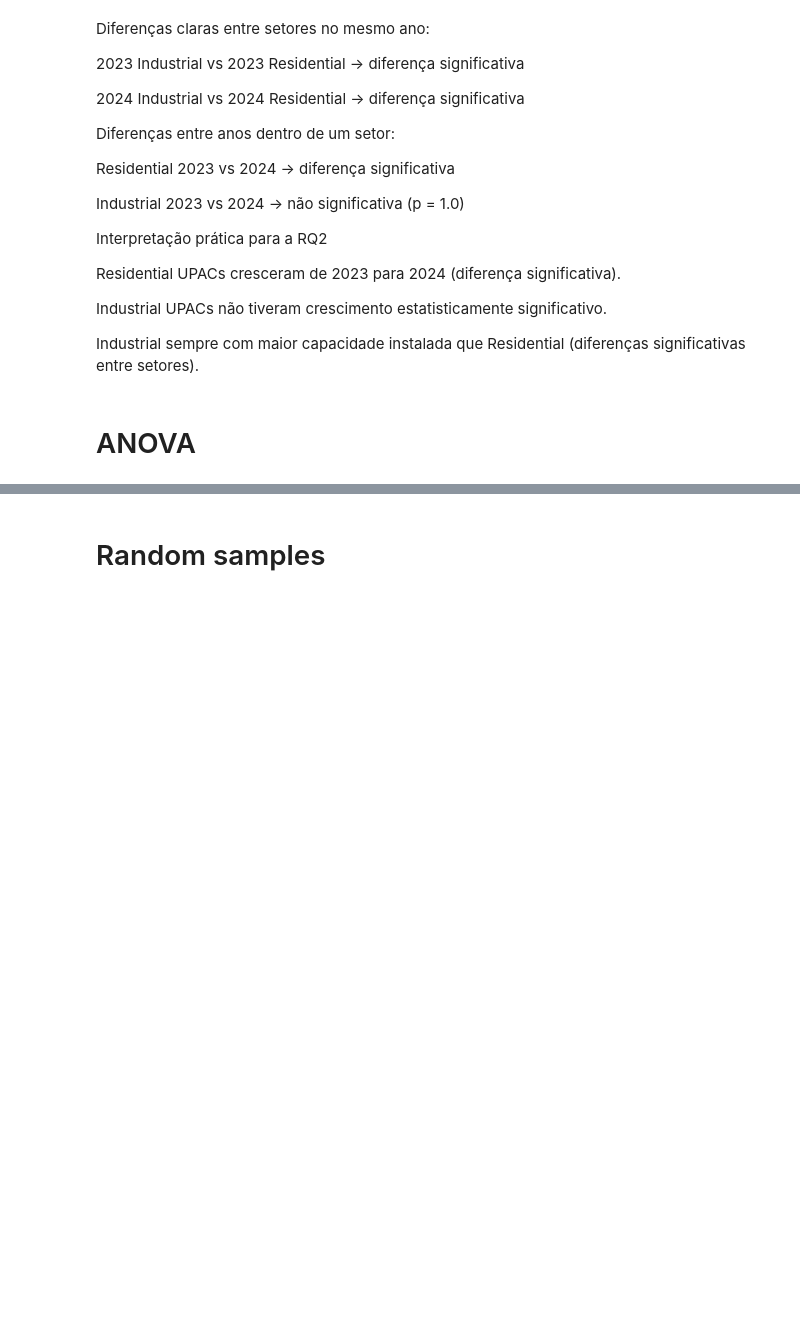
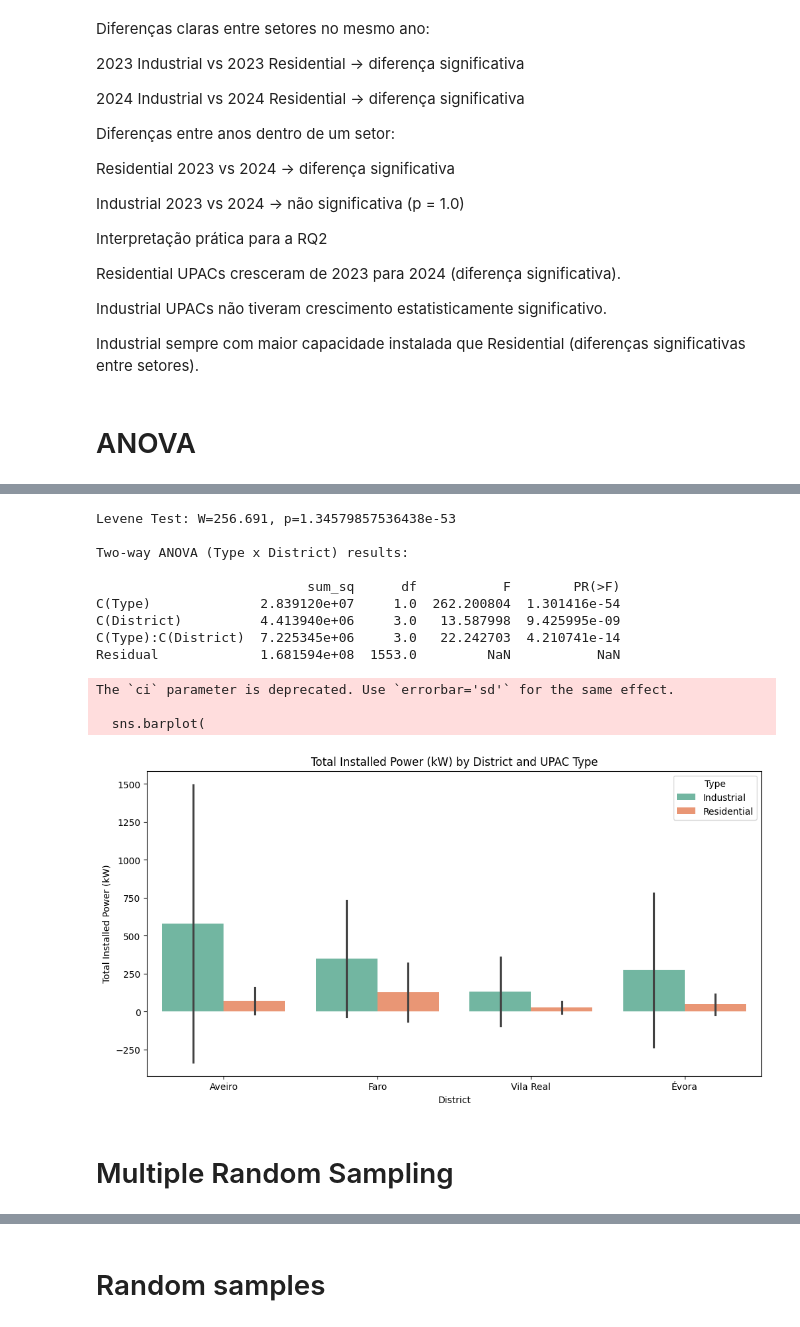
Before and after one commit to Mariana-rc01/WattWise, a Jupyter notebook: Notebooks/ReportRQ2.ipynb, the cells around one changed output, grey strips where cells are left out. Saved outputs shown, nothing was run; the diff lists cells and outputs as text; code cells hidden in the pictures; blank space fills up the shorter version.

Commit message:
RQ2 with ANOVA
Co-authored-by: Iara <beatriziarasilva03@gmail.com>

```diff
--- a/Notebooks/Report2_iara.ipynb
+++ b/Notebooks/ReportRQ2.ipynb
@@ -604,0 +544,79 @@ The `ci` parameter is deprecated. Use `errorbar='sd'` for the same effect.
+# %%
+import pandas as pd
+import numpy as np
+from statsmodels.formula.api import ols
+import statsmodels.api as sm
+from scipy.stats import levene
+import matplotlib.pyplot as plt
+import seaborn as sns
+
+# --- Filter districts ---
+districts = ['Aveiro','Évora','Vila Real','Faro']
+df_sample = df[df['District'].isin(districts)].copy()
+
+# --- Map Voltage to Type ---
+df_sample['Type'] = df_sample['Voltage level'].map({
+    'AT':'Industrial',
+    'MT':'Industrial',
+    'BTN':'Residential',
+    'BTE':'Residential'
+})
+df_sample = df_sample[df_sample['Type'].isin(['Residential','Industrial'])]
+
+# --- Optional: Random 10% sample for computational efficiency ---
+df_sample = df_sample.sample(frac=0.1, random_state=27)
+
+# --- Extract Year and Quarter ---
+df_sample['Year'] = df_sample['Quarter'].str[:4].astype(int)
+df_sample['Q'] = df_sample['Quarter'].str[5:]  # e.g., Q1, Q2
+
+# --- Sort data ---
+df_sample.sort_values(['District','Type','Municipality','Quarter'], inplace=True)
+
+# Renomear coluna para facilitar o uso
+df_sample = df_sample.rename(columns={"Total installed power (kW)": "Total_power"})
+
+# --- Levene Test ---
+stat_levene, p_levene = levene(
+    df_sample[df_sample['Type']=='Residential']['Total_power'],
+    df_sample[df_sample['Type']=='Industrial']['Total_power']
+)
+print(f"Levene Test: W={stat_levene:.3f}, p={p_levene}")
+
+# --- Two-way ANOVA usando Total_power ---
+model = ols('Total_power ~ C(Type) * C(District)', data=df_sample).fit()
+anova_table = sm.stats.anova_lm(model, typ=2)
+pd.reset_option('display.float_format')
+print("\nTwo-way ANOVA (Type x District) results:\n")
+print(anova_table)
+
+# --- Visualização ---
+plt.figure(figsize=(12,6))
+sns.barplot(
+    data=df_sample,
+    x='District',
+    y='Total_power',
+    hue='Type',
+    ci='sd',
+    palette='Set2'
+)
+plt.title("Total Installed Power (kW) by District and UPAC Type")
+plt.ylabel("Total Installed Power (kW)")
+plt.xlabel("District")
+plt.show()
+# %% [output]
+Levene Test: W=256.691, p=1.34579857536438e-53
+
+Two-way ANOVA (Type x District) results:
+
+                           sum_sq      df           F        PR(>F)
+C(Type)              2.839120e+07     1.0  262.200804  1.301416e-54
+C(District)          4.413940e+06     3.0   13.587998  9.425995e-09
+C(Type):C(District)  7.225345e+06     3.0   22.242703  4.210741e-14
+Residual             1.681594e+08  1553.0         NaN           NaN
+The `ci` parameter is deprecated. Use `errorbar='sd'` for the same effect.
+
+  sns.barplot(
+[figure, added]
+# %% [markdown]
+# Multiple Random Sampling
```
Also changed, not shown: parts of 6 cells of this notebook.
